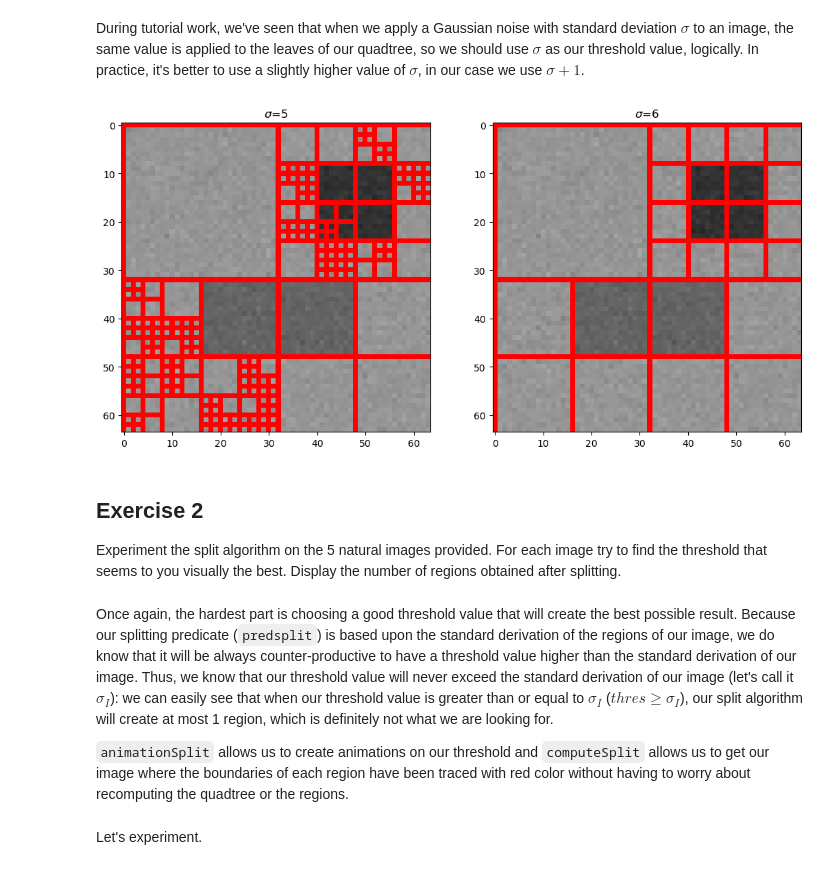
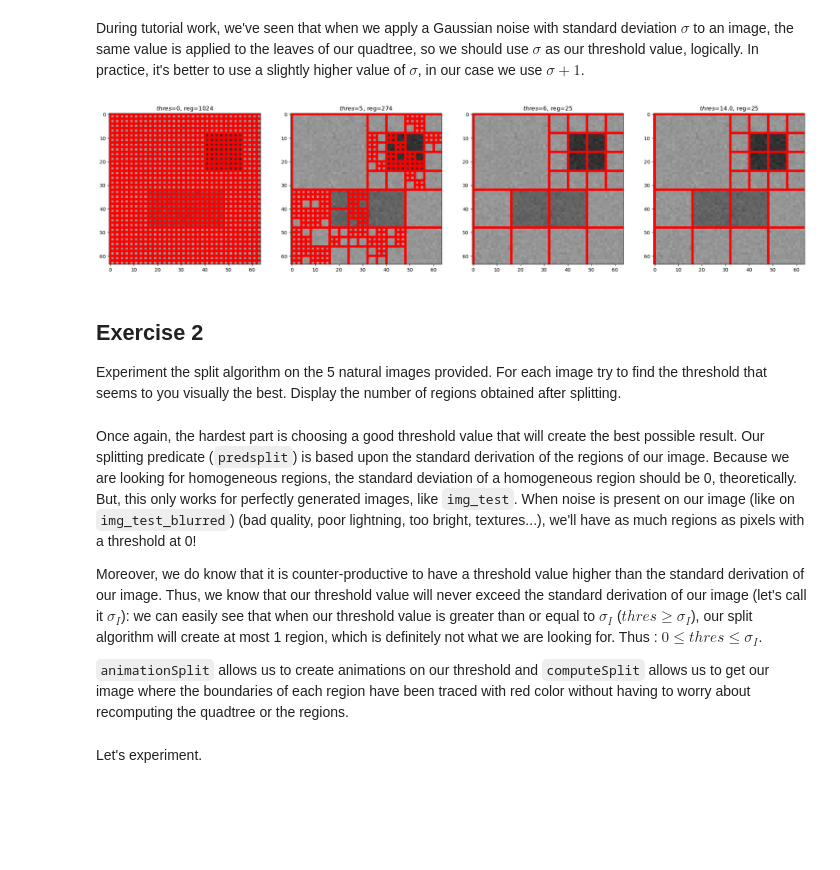
Before and after one commit to dataymeric/DAC, a Jupyter notebook: TME7/TME7.ipynb, the cells around one changed output. Drawn from its saved outputs; the diff is of its cells as text; code cells hidden in the pictures; blank space fills up the shorter version.

```diff
--- a/TME7/TME7.ipynb
+++ b/TME7/TME7.ipynb
@@ -228,25 +228,33 @@ During tutorial work, we've seen that when we apply a Gaussian noise with standa
 # %%
 ## parameters
 sigma = 5
 img_test_blurred = applyGaussian(img_test, sigma)
 
 ## splitting
+quadtree0 = split(img_test_blurred, (0,0,n,m), predsplit, 0)
 quadtree1 = split(img_test_blurred, (0,0,n,m), predsplit, sigma)
 quadtree2 = split(img_test_blurred, (0,0,n,m), predsplit, sigma+1)
+quadtree3 = split(img_test_blurred, (0,0,n,m), predsplit, img_test_blurred.std()//2)
+reg0 = listRegions(quadtree0)
 reg1 = listRegions(quadtree1)
 reg2 = listRegions(quadtree2)
+reg3 = listRegions(quadtree2)
 
 ## drawing regions
-niceDisplay14([drawRegions(reg1,img_test_blurred),drawRegions(reg2,img_test_blurred)],
-             titres=[f"$\sigma$={sigma}",f"$\sigma$={sigma+1}"])
+niceDisplay14([drawRegions(reg0,img_test_blurred),drawRegions(reg1,img_test_blurred),
+               drawRegions(reg2,img_test_blurred),drawRegions(reg3,img_test_blurred)],
+             titres=[f"$thres$=0, reg={len(reg0)}",f"$thres$={sigma}, reg={len(reg1)}",
+                     f"$thres$={sigma+1}, reg={len(reg2)}",f"$thres$={img_test_blurred.std()//2}, reg={len(reg3)}"])
 # %% [output]
-[figure, old version]
+[figure, new version]
 # %% [markdown]
 ## Exercise 2
 
 Experiment the split algorithm on the 5 natural images provided. For each image try to find the threshold that seems to you visually the best. Display the number of regions obtained after splitting.
 # %% [markdown]
-Once again, the hardest part is choosing a good threshold value that will create the best possible result. Because our splitting predicate (`predsplit`) is based upon the standard derivation of the regions of our image, we do know that it will be always counter-productive to have a threshold value higher than the standard derivation of our image. Thus, we know that our threshold value will never exceed the standard derivation of our image (let's call it $\sigma_I$): we can easily see that when our threshold value is greater than or equal to $\sigma_I$ ($thres \ge \sigma_I$), our split algorithm will create at most 1 region, which is definitely not what we are looking for.
+Once again, the hardest part is choosing a good threshold value that will create the best possible result. Our splitting predicate (`predsplit`) is based upon the standard derivation of the regions of our image. Because we are looking for homogeneous regions, the standard deviation of a homogeneous region should be 0, theoretically. But, this only works for perfectly generated images, like `img_test`. When noise is present on our image (like on `img_test_blurred`) (bad quality, poor lightning, too bright, textures...), we'll have as much regions as pixels with a threshold at 0!
+
+Moreover, we do know that it is counter-productive to have a threshold value higher than the standard derivation of our image. Thus, we know that our threshold value will never exceed the standard derivation of our image (let's call it $\sigma_I$): we can easily see that when our threshold value is greater than or equal to $\sigma_I$ ($thres \ge \sigma_I$), our split algorithm will create at most 1 region, which is definitely not what we are looking for. Thus : $0 \le thres \le \sigma_I$.
 
 `animationSplit` allows us to create animations on our threshold and `computeSplit` allows us to get our image where the boundaries of each region have been traced with red color without having to worry about recomputing the quadtree or the regions.
 # %%
```
Also changed, not shown: parts of 10 cells of this notebook, 2 other files.
